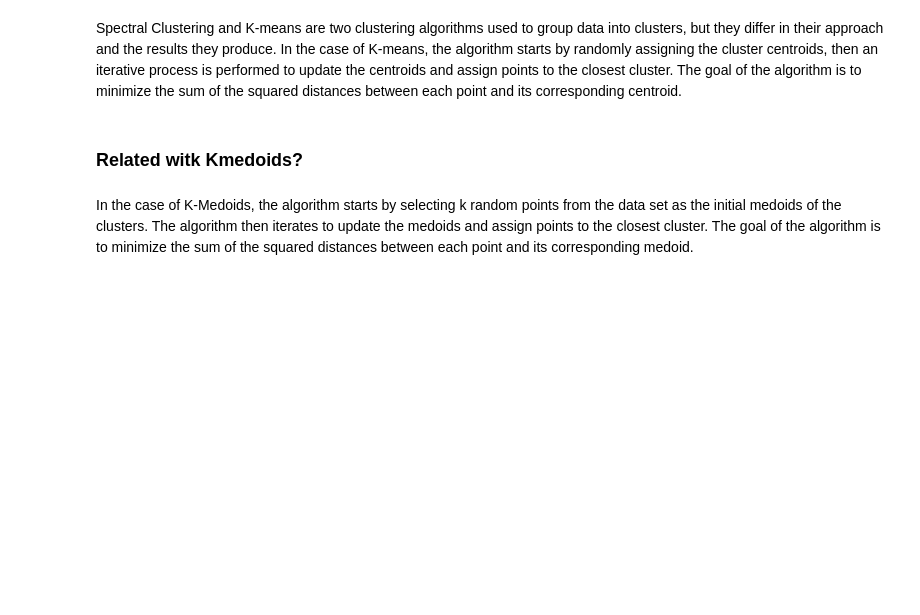
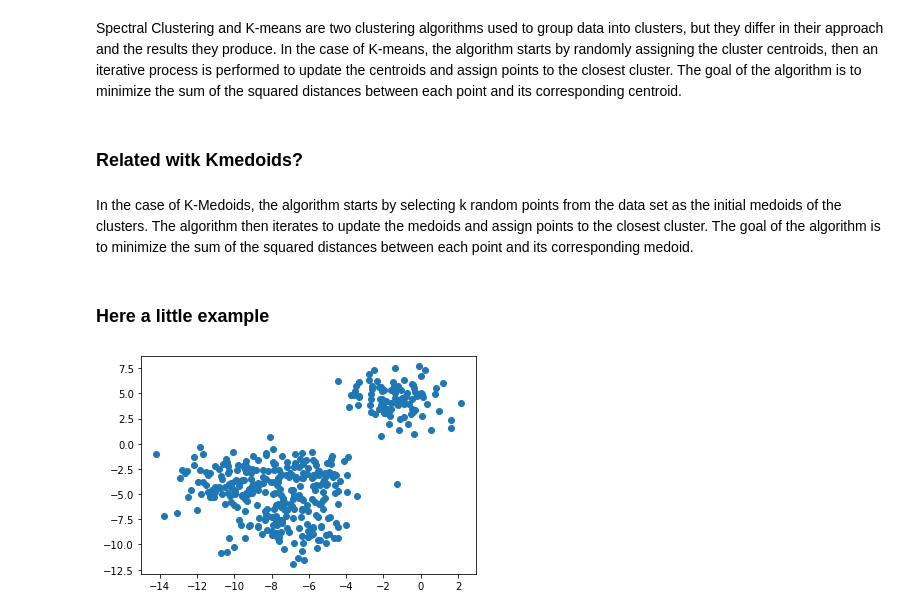
Before and after one commit to juanchav/clustering_machine_learning, a Jupyter notebook: point1.ipynb, the cells around one changed output. Cells and saved outputs as stored; diff of their text form; code cells hidden in the pictures; blank space fills up the shorter version.

```diff
--- a/point1.ipynb
+++ b/point1.ipynb
@@ -64,3 +64,5 @@ In the case of K-means, the algorithm starts by randomly assigning the cluster c
 ### Related witk Kmedoids?
 # %% [markdown]
 In the case of K-Medoids, the algorithm starts by selecting k random points from the data set as the initial medoids of the clusters. The algorithm then iterates to update the medoids and assign points to the closest cluster. The goal of the algorithm is to minimize the sum of the squared distances between each point and its corresponding medoid.
+# %% [markdown]
+### Here a little example
@@ -66,0 +74,8 @@ In the case of K-Medoids, the algorithm starts by selecting k random points from
+# %%
+random.seed(1)
+x, _ = make_blobs(n_samples=400, centers=4, cluster_std=1.5)
+
+plt.scatter(x[:,0], x[:,1])
+plt.show()
+# %% [output]
+[figure, added]
```
Also changed, not shown: parts of 4 cells of this notebook, 2 other files.
